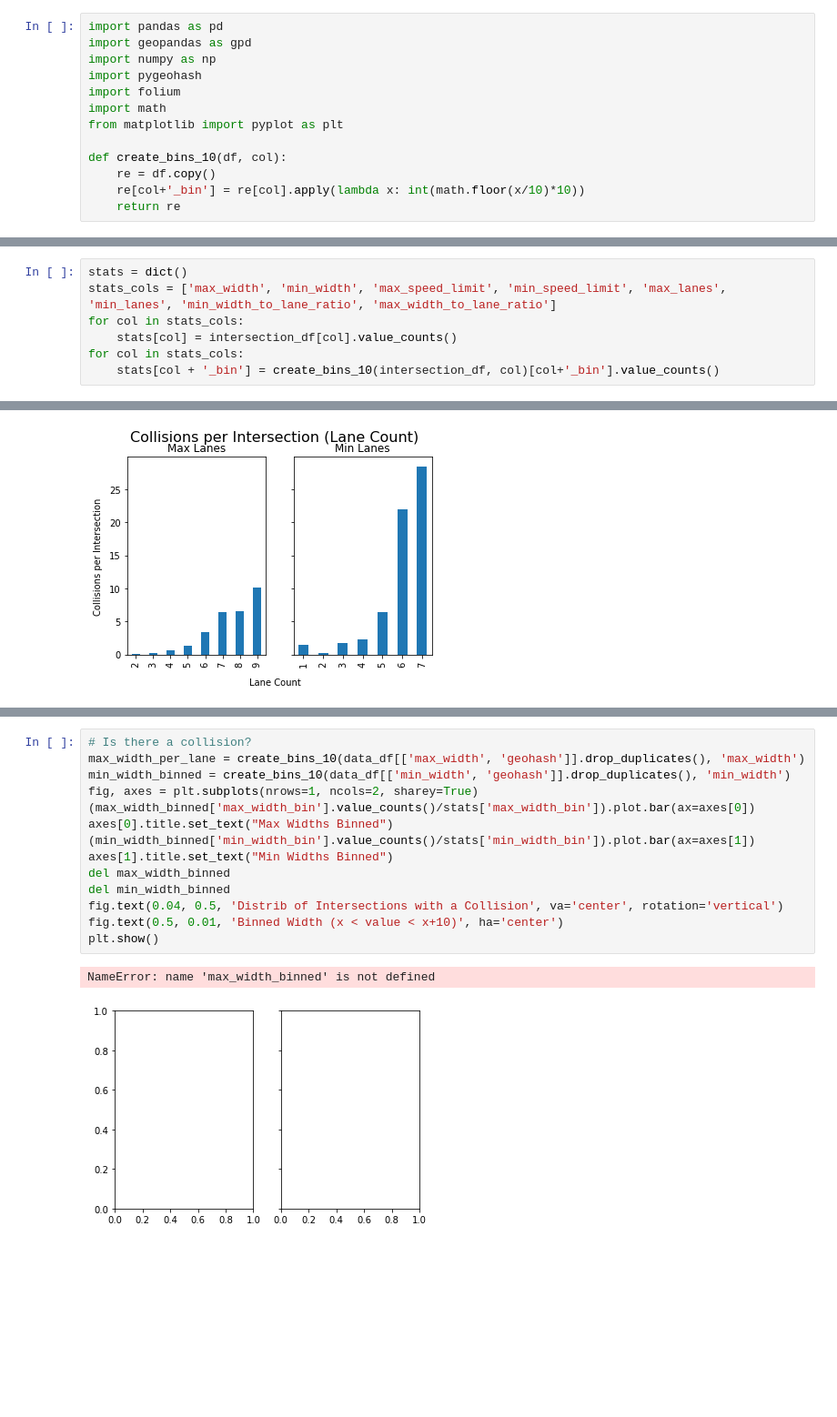
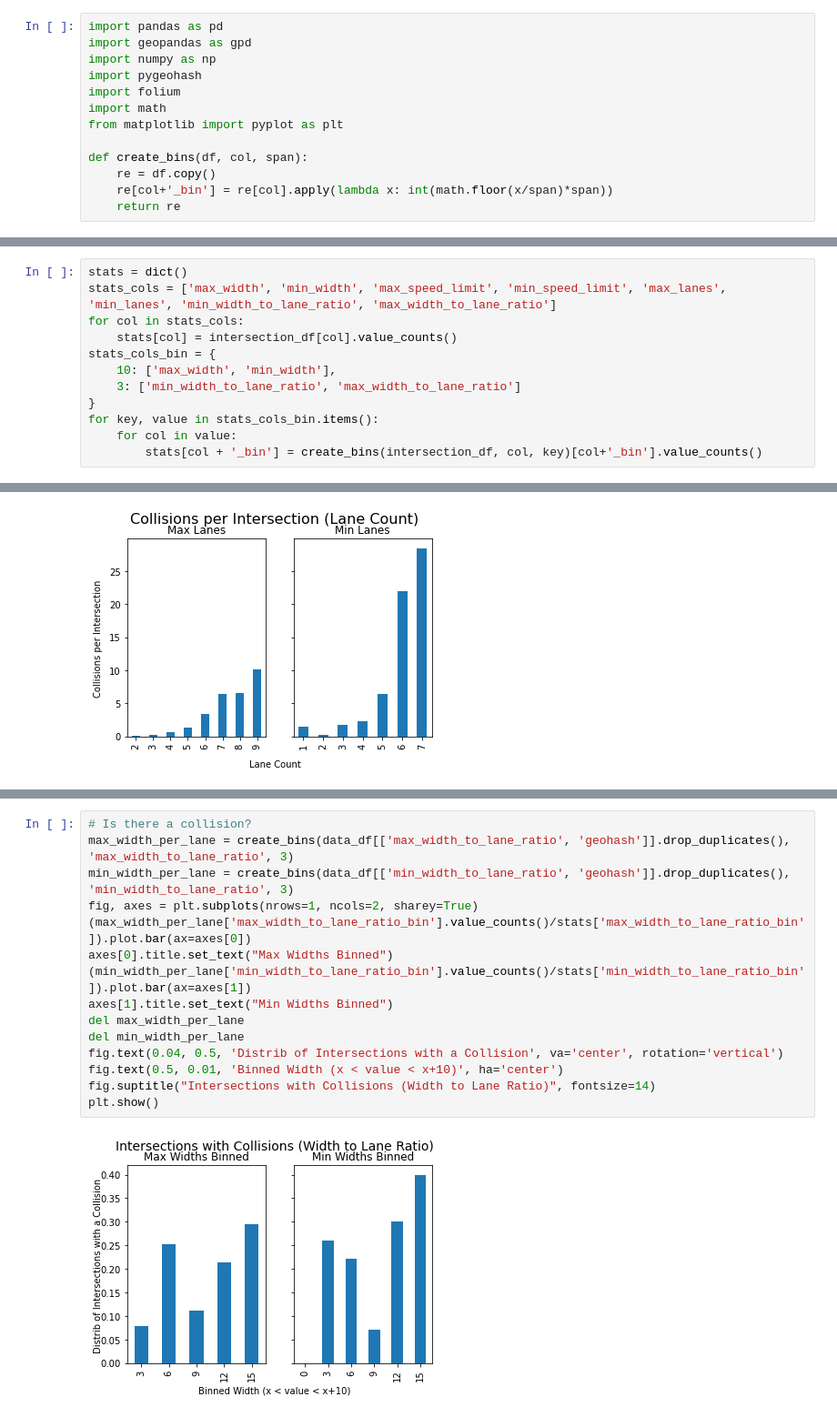
Before and after one commit to FutureProg/Burlington-Crash-Probability-2023, a Jupyter notebook: 2_analysis.ipynb, the cells around one changed output, grey strips where cells are left out. Shown: that part at 91% size. Drawn from its saved outputs; the diff is of its cells as text; blank space fills up the shorter version.

```diff
--- a/2_analysis.ipynb
+++ b/2_analysis.ipynb
@@ -7,9 +7,9 @@ import folium
 import math
 from matplotlib import pyplot as plt
 
-def create_bins_10(df, col):
+def create_bins(df, col, span):
     re = df.copy()
-    re[col+'_bin'] = re[col].apply(lambda x: int(math.floor(x/10)*10))
+    re[col+'_bin'] = re[col].apply(lambda x: int(math.floor(x/span)*span))
     return re
 # %% [markdown]
 # Exploration & Analysis
@@ -35,8 +35,13 @@ stats = dict()
 stats_cols = ['max_width', 'min_width', 'max_speed_limit', 'min_speed_limit', 'max_lanes', 'min_lanes', 'min_width_to_lane_ratio', 'max_width_to_lane_ratio']
 for col in stats_cols:
     stats[col] = intersection_df[col].value_counts()
-for col in stats_cols:
-    stats[col + '_bin'] = create_bins_10(intersection_df, col)[col+'_bin'].value_counts()
+stats_cols_bin = {
+    10: ['max_width', 'min_width'],
+    3: ['min_width_to_lane_ratio', 'max_width_to_lane_ratio']
+}
+for key, value in stats_cols_bin.items():
+    for col in value:
+        stats[col + '_bin'] = create_bins(intersection_df, col, key)[col+'_bin'].value_counts()
 # %% [markdown]
 ## Road Speeds
 We'll take a naive look first at the normalized values for road speeds. We'll also be bucketing the widths into 10s. (e.g. 10m-20m, 20m-30m, etc.)
@@ -129,17 +141,17 @@ plt.show()
 # %%
 # Is there a collision?
-max_width_per_lane = create_bins_10(data_df[['max_width', 'geohash']].drop_duplicates(), 'max_width')
-min_width_binned = create_bins_10(data_df[['min_width', 'geohash']].drop_duplicates(), 'min_width')
+max_width_per_lane = create_bins(data_df[['max_width_to_lane_ratio', 'geohash']].drop_duplicates(), 'max_width_to_lane_ratio', 3)
+min_width_per_lane = create_bins(data_df[['min_width_to_lane_ratio', 'geohash']].drop_duplicates(), 'min_width_to_lane_ratio', 3)
 fig, axes = plt.subplots(nrows=1, ncols=2, sharey=True)
-(max_width_binned['max_width_bin'].value_counts()/stats['max_width_bin']).plot.bar(ax=axes[0])
+(max_width_per_lane['max_width_to_lane_ratio_bin'].value_counts()/stats['max_width_to_lane_ratio_bin']).plot.bar(ax=axes[0])
 axes[0].title.set_text("Max Widths Binned")
-(min_width_binned['min_width_bin'].value_counts()/stats['min_width_bin']).plot.bar(ax=axes[1])
+(min_width_per_lane['min_width_to_lane_ratio_bin'].value_counts()/stats['min_width_to_lane_ratio_bin']).plot.bar(ax=axes[1])
 axes[1].title.set_text("Min Widths Binned")
-del max_width_binned
-del min_width_binned
+del max_width_per_lane
+del min_width_per_lane
 fig.text(0.04, 0.5, 'Distrib of Intersections with a Collision', va='center', rotation='vertical')
 fig.text(0.5, 0.01, 'Binned Width (x < value < x+10)', ha='center')
+fig.suptitle("Intersections with Collisions (Width to Lane Ratio)", fontsize=14)
 plt.show()
 # %% [output]
-NameError: name 'max_width_binned' is not defined
-[figure, old version]
+[figure, new version]
```
Also changed, not shown: parts of 6 cells of this notebook.
